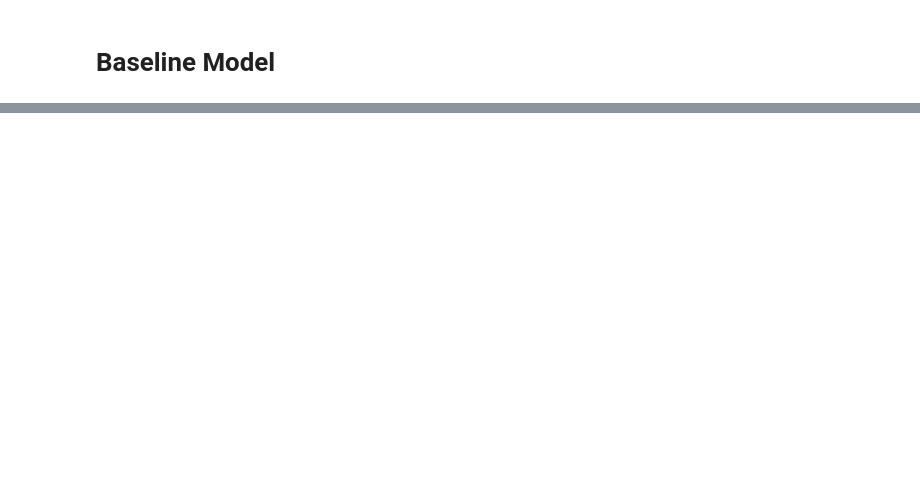
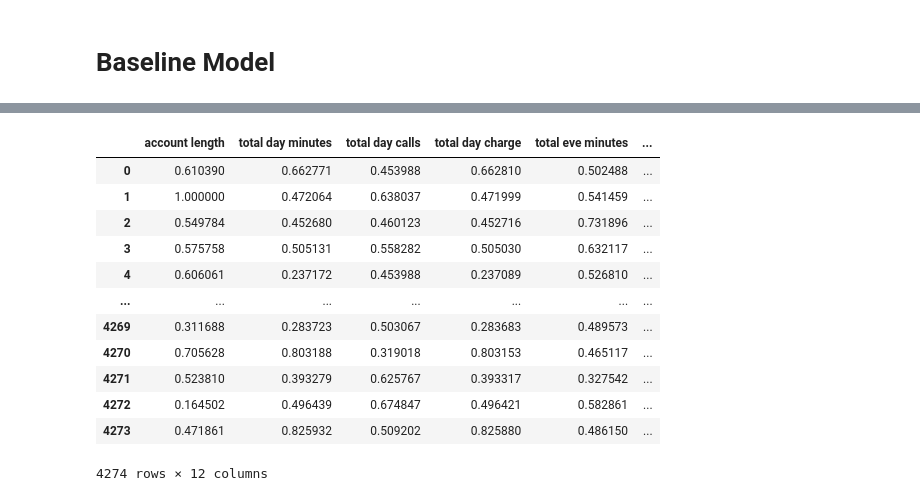
Before and after one commit to samoliver3/dsc-phase-3-project, a Jupyter notebook: notebooks/modeling.ipynb, the cells around one changed output, grey strips where cells are left out. Cells and saved outputs as stored; diff of their text form; code cells hidden in the pictures; blank space fills up the shorter version.

```diff
--- a/notebooks/modeling.ipynb
+++ b/notebooks/modeling.ipynb
@@ -181,0 +308,26 @@ numerics =
+# %%
+# Scaling variables to work well with OHE data
+
+scaler = MinMaxScaler()
+
+scaler.fit(X_train_numerics)
+X_train_scaled = pd.DataFrame(
+    scaler.transform(X_train_numerics),
+    index=X_train_numerics.index,
+    columns=X_train_numerics.columns
+)
+X_train_scaled
+# %% [output]
+|  | account length | total day minutes | total day calls | total day charge | total eve minutes | ... |
+| 0 | 0.610390 | 0.662771 | 0.453988 | 0.662810 | 0.502488 | ... |
+| 1 | 1.000000 | 0.472064 | 0.638037 | 0.471999 | 0.541459 | ... |
+| 2 | 0.549784 | 0.452680 | 0.460123 | 0.452716 | 0.731896 | ... |
+| 3 | 0.575758 | 0.505131 | 0.558282 | 0.505030 | 0.632117 | ... |
+| 4 | 0.606061 | 0.237172 | 0.453988 | 0.237089 | 0.526810 | ... |
+| ... | ... | ... | ... | ... | ... | ... |
+| 4269 | 0.311688 | 0.283723 | 0.503067 | 0.283683 | 0.489573 | ... |
+| 4270 | 0.705628 | 0.803188 | 0.319018 | 0.803153 | 0.465117 | ... |
+| 4271 | 0.523810 | 0.393279 | 0.625767 | 0.393317 | 0.327542 | ... |
+| 4272 | 0.164502 | 0.496439 | 0.674847 | 0.496421 | 0.582861 | ... |
+| 4273 | 0.471861 | 0.825932 | 0.509202 | 0.825880 | 0.486150 | ... |
+4274 rows × 12 columns
```
Also changed, not shown: parts of 26 cells of this notebook.
